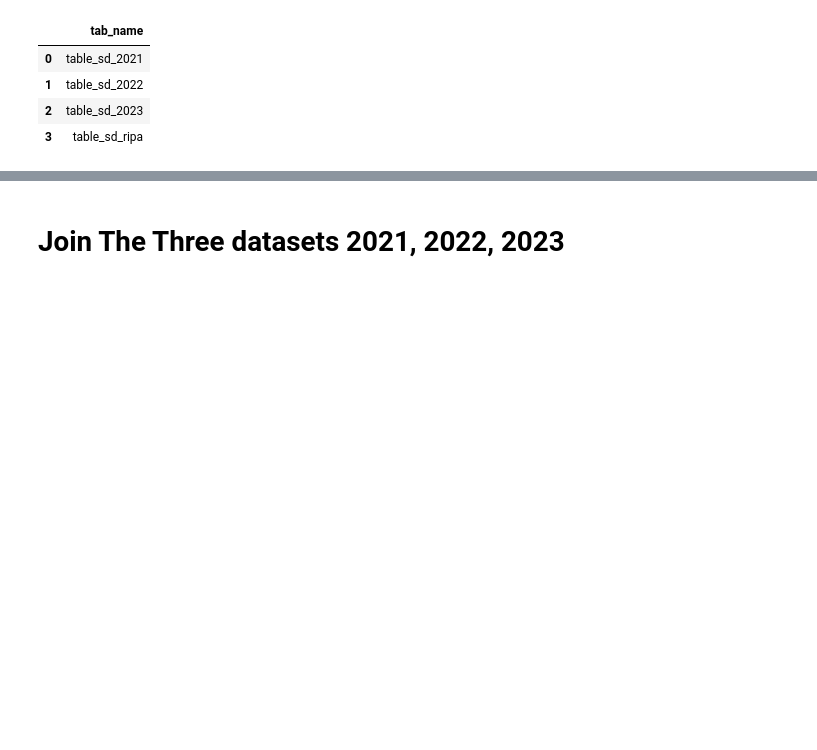
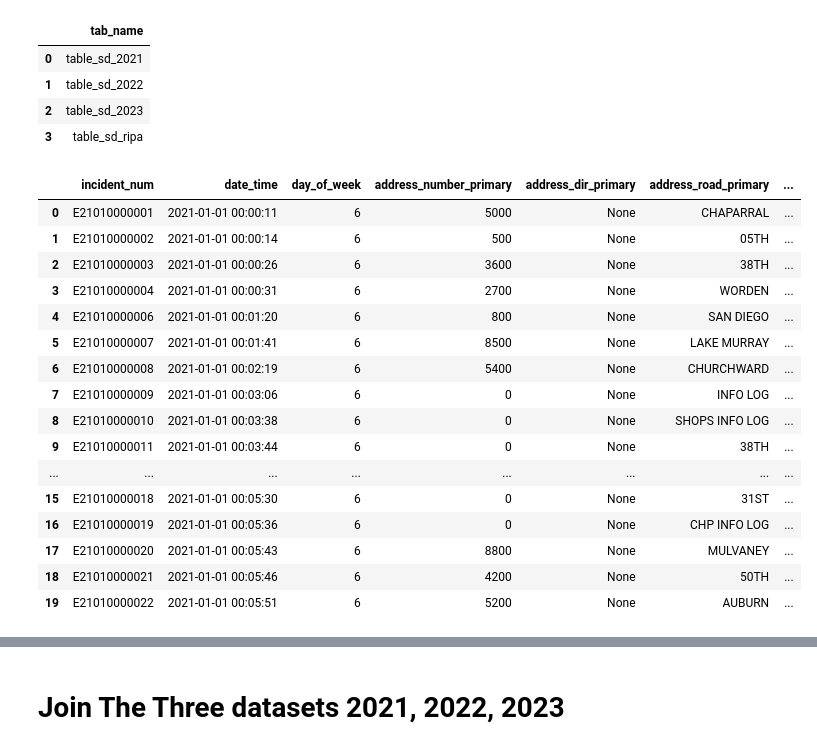
Before and after one commit to zalvatore/Predicting_Police_Activity, a Jupyter notebook: Importing_data.ipynb, the cells around one changed output, grey strips where cells are left out. Drawn from its saved outputs; the diff is of its cells as text; code cells hidden in the pictures; blank space fills up the shorter version.

```diff
--- a/Importing_data.ipynb
+++ b/Importing_data.ipynb
@@ -450,3 +533,27 @@ df_show.head(5)
 pd.read_sql(statement_3, conn)
 
 ripa_df = pd.read_sql(f"SELECT * FROM {database_name}.{table_name3}", conn)
+# %%
+police_call_df = pd.read_sql(f"SELECT * FROM {database_name}.{table_name} UNION ALL \
+                               SELECT * FROM {database_name}.{table_name1} UNION ALL \
+                               SELECT * FROM {database_name}.{table_name2} LIMIT 20", conn)
+# %%
+police_call_df
+# %% [output]
+|  | incident_num | date_time | day_of_week | address_number_primary | address_dir_primary | address_road_primary | ... |
+| 0 | E21010000001 | 2021-01-01 00:00:11 | 6 | 5000 | None | CHAPARRAL | ... |
+| 1 | E21010000002 | 2021-01-01 00:00:14 | 6 | 500 | None | 05TH | ... |
+| 2 | E21010000003 | 2021-01-01 00:00:26 | 6 | 3600 | None | 38TH | ... |
+| 3 | E21010000004 | 2021-01-01 00:00:31 | 6 | 2700 | None | WORDEN | ... |
+| 4 | E21010000006 | 2021-01-01 00:01:20 | 6 | 800 | None | SAN DIEGO | ... |
+| 5 | E21010000007 | 2021-01-01 00:01:41 | 6 | 8500 | None | LAKE MURRAY | ... |
+| 6 | E21010000008 | 2021-01-01 00:02:19 | 6 | 5400 | None | CHURCHWARD | ... |
+| 7 | E21010000009 | 2021-01-01 00:03:06 | 6 | 0 | None | INFO LOG | ... |
+| 8 | E21010000010 | 2021-01-01 00:03:38 | 6 | 0 | None | SHOPS INFO LOG | ... |
+| 9 | E21010000011 | 2021-01-01 00:03:44 | 6 | 0 | None | 38TH | ... |
+| ... | ... | ... | ... | ... | ... | ... | ... |
+| 15 | E21010000018 | 2021-01-01 00:05:30 | 6 | 0 | None | 31ST | ... |
+| 16 | E21010000019 | 2021-01-01 00:05:36 | 6 | 0 | None | CHP INFO LOG | ... |
+| 17 | E21010000020 | 2021-01-01 00:05:43 | 6 | 8800 | None | MULVANEY | ... |
+| 18 | E21010000021 | 2021-01-01 00:05:46 | 6 | 4200 | None | 50TH | ... |
+| 19 | E21010000022 | 2021-01-01 00:05:51 | 6 | 5200 | None | AUBURN | ... |
```
Also changed, not shown: parts of 58 cells of this notebook, 4 other files.
